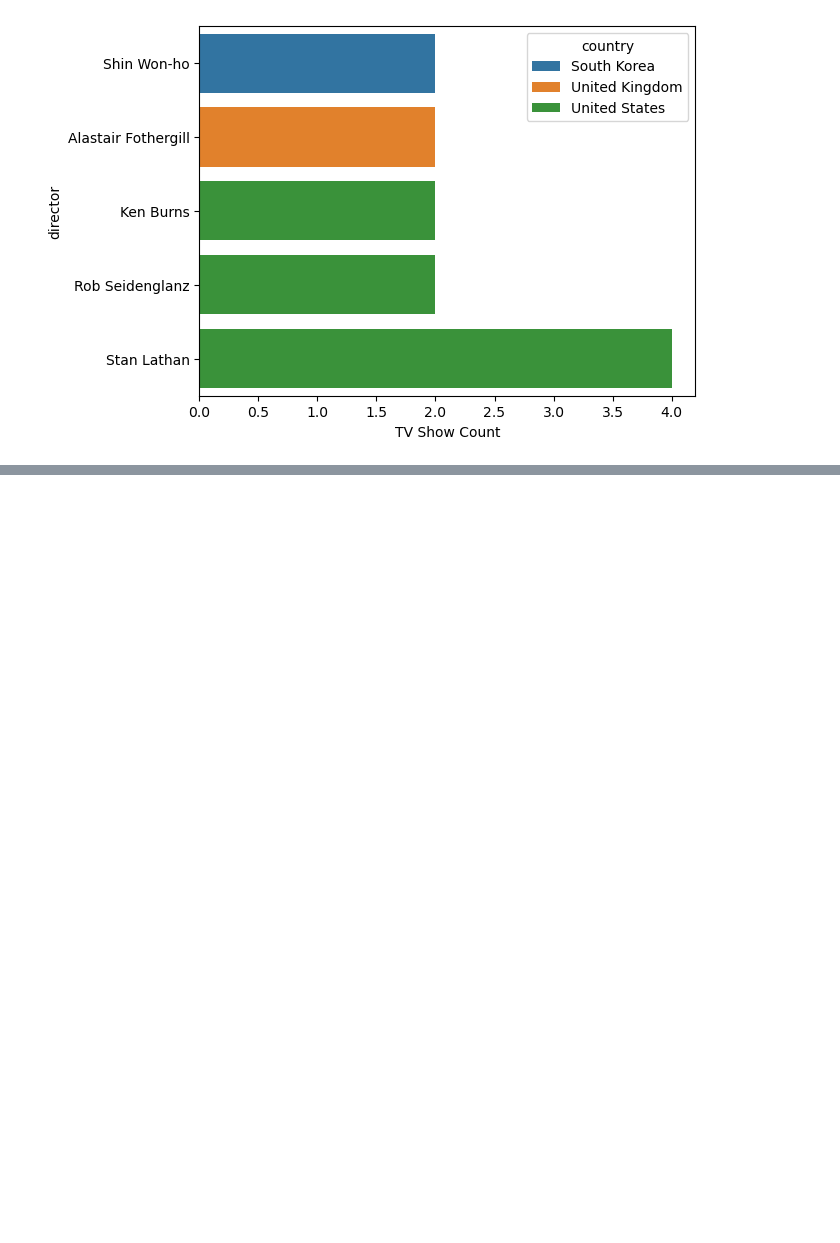
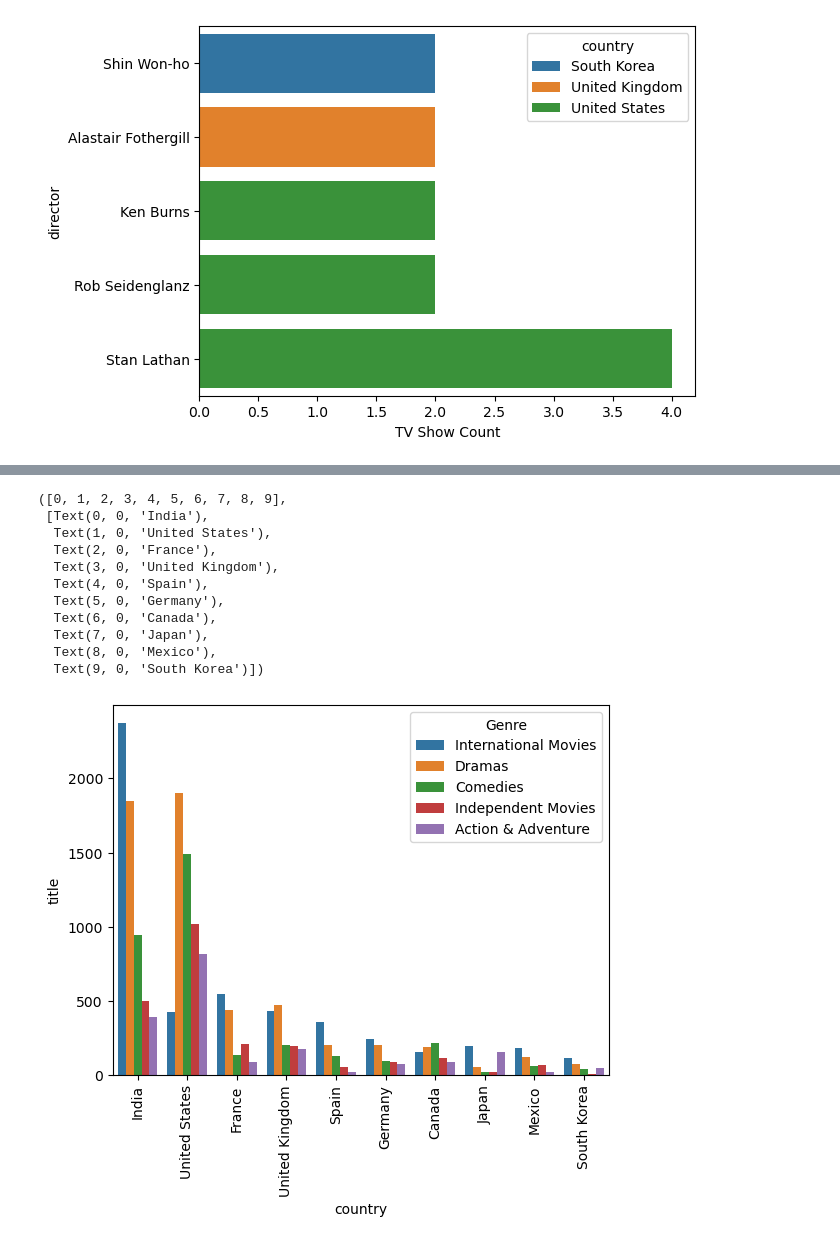
Before and after one commit to subham-haz/DAV---1, a Jupyter notebook: DAY_12 Business_case_Netflix (17-03-2026).ipynb, the cells around one changed output, grey strips where cells are left out. Cells and saved outputs as stored; diff of their text form; code cells hidden in the pictures; blank space fills up the shorter version.

```diff
--- a/DAY_12 Business_case_Netflix (17-03-2026).ipynb
+++ b/DAY_12 Business_case_Netflix (17-03-2026).ipynb
@@ -336,0 +424,4 @@ Text(0.5, 0, 'TV Show Count')
+# %%
+# Top genre for movies
+top_genre_movies = data[data['type'] == 'Movie'].groupby('Genre')['title'].count().sort_values(ascending=False)
+top_genre_movies[:15]
@@ -336,0 +537,19 @@ Text(0.5, 0, 'TV Show Count')
+# %%
+# Plot Genre trends for movies and TV shows in top 10 countries
+
+# For movies
+sns.barplot(data=top_genre_for_movies_in_top_countries[top_genre_for_movies_in_top_countries['Genre'].isin(top_genre_movies[:5].index)], x='country', y='title', hue='Genre')
+plt.xticks(rotation=90)
+# %% [output]
+([0, 1, 2, 3, 4, 5, 6, 7, 8, 9],
+ [Text(0, 0, 'India'),
+  Text(1, 0, 'United States'),
+  Text(2, 0, 'France'),
+  Text(3, 0, 'United Kingdom'),
+  Text(4, 0, 'Spain'),
+  Text(5, 0, 'Germany'),
+  Text(6, 0, 'Canada'),
+  Text(7, 0, 'Japan'),
+  Text(8, 0, 'Mexico'),
+  Text(9, 0, 'South Korea')])
+[figure, added]
```
Also changed, not shown: parts of 26 cells of this notebook, 1 other file.
